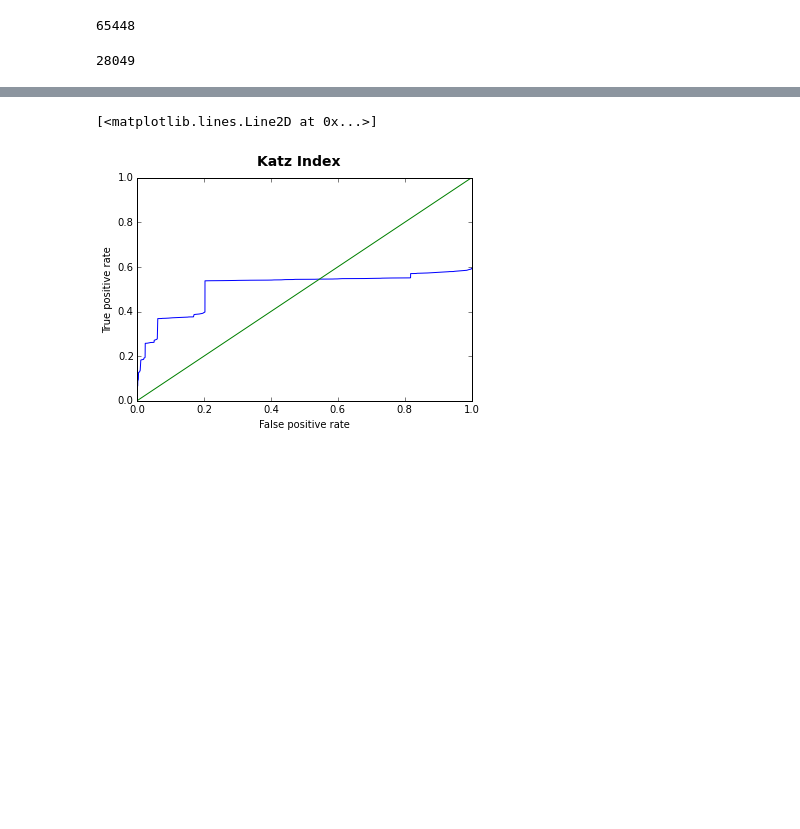
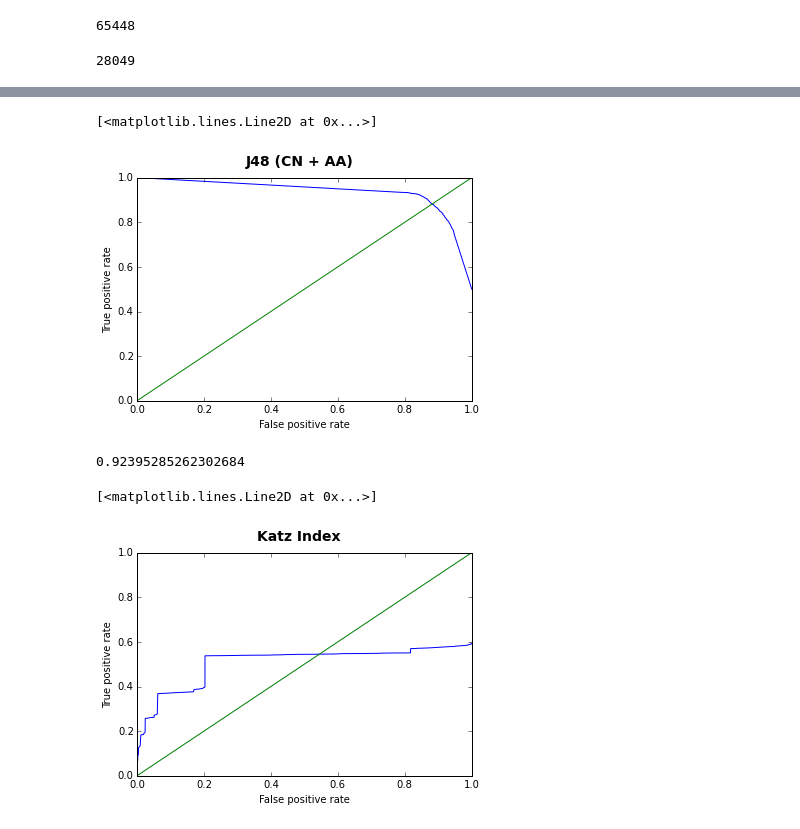
Before and after one commit to kit-parco/networkit-hyperbolic-kd, a Jupyter notebook: Doc/Notebooks/LinkPrediction.ipynb, the cells around one changed output, grey strips where cells are left out. Cells and saved outputs as stored; diff of their text form; code cells hidden in the pictures; blank space fills up the shorter version.

```diff
--- a/Doc/Notebooks/LinkPrediction.ipynb
+++ b/Doc/Notebooks/LinkPrediction.ipynb
@@ -62,12 +63,29 @@ while len(randomNeg) < 25000:
         randomNeg.append(missingLinks[ind])
     ind += 1
 merged = randomPos + randomNeg
+random.shuffle(merged)
+merged = np.array(merged)
 
 dyadScorePairs = commonNeighborsIndex.runOnParallel(merged)
 X1 = np.array([x[1] for x in dyadScorePairs])
+dyadScorePairs = jaccardIndex.runOnParallel(merged)
+X2 = np.array([x[1] for x in dyadScorePairs])
+dyadScorePairs = commonNeighborsIndex.runOnParallel(merged)
+X3 = np.array([x[1] for x in dyadScorePairs])
 dyadScorePairs = adamicAdarIndex.runOnParallel(merged)
+X4 = np.array([x[1] for x in dyadScorePairs])
+r = np.column_stack((X1,X2,X3,X4))
 
-X2 = np.array([x[1] for x in dyadScorePairs])
-r = np.column_stack((X1,X2))
+classes = []
+for p in dyadScorePairs:
+    classes.append(1 if partitionedGraph[1].hasEdge(p[0][0], p[0][1]) else 0)
+classes = np.array(classes)
 
-r
+classesTrain = classes[:40000]
+classesTest = classes[-10000:]
+
+featuresTrain = r[:40000]
+featuresTest = r[-10000:]
+
+nodePairsTrain = merged[:40000]
+nodePairsTest = merged[-10000:]
@@ -96,0 +96,4 @@ KNeighborsClassifier(algorithm='auto', leaf_size=30, metric='minkowski',
+# %%
+dtc = tree.DecisionTreeClassifier()
+# %%
+dtc.fit(featuresTrain, classesTrain)
@@ -103,3 +109,25 @@ KNeighborsClassifier(algorithm='auto', leaf_size=30, metric='minkowski',
+# %%
+predictionsKNN = dtc.predict_proba(featuresTest)
+isEdgePred = [x[1] for x in predictionsKNN]
+#sum = 0
+#for i in range(0, len(predictionsKNN)):
+#    if predictionsKNN[i] == classesTest[i]:
+#        sum +=1
+#sum
+precision, recall, thresholds = metrics.precision_recall_curve(classesTest, isEdgePred)
+plt.suptitle("J48 (CN + AA)", fontsize=14, fontweight="bold")
+plt.xlabel("False positive rate")
+plt.ylabel("True positive rate")
+plt.axis([0, 1, 0, 1])
+plt.plot(recall, precision)
+plt.plot([0, 1], [0, 1])
+# %% [output]
+[<matplotlib.lines.Line2D at 0x...>]
+[figure, added]
+# %%
+metrics.roc_auc_score(classesTest, isEdgePred)
+# %% [output]
+0.92395285262302684
 # %%
 roc = linkprediction.ROCMetric(partitionedGraph[1], dyadScorePairs)
 roc.generatePoints()
```
Also changed, not shown: parts of 10 cells of this notebook, 7 other files.
